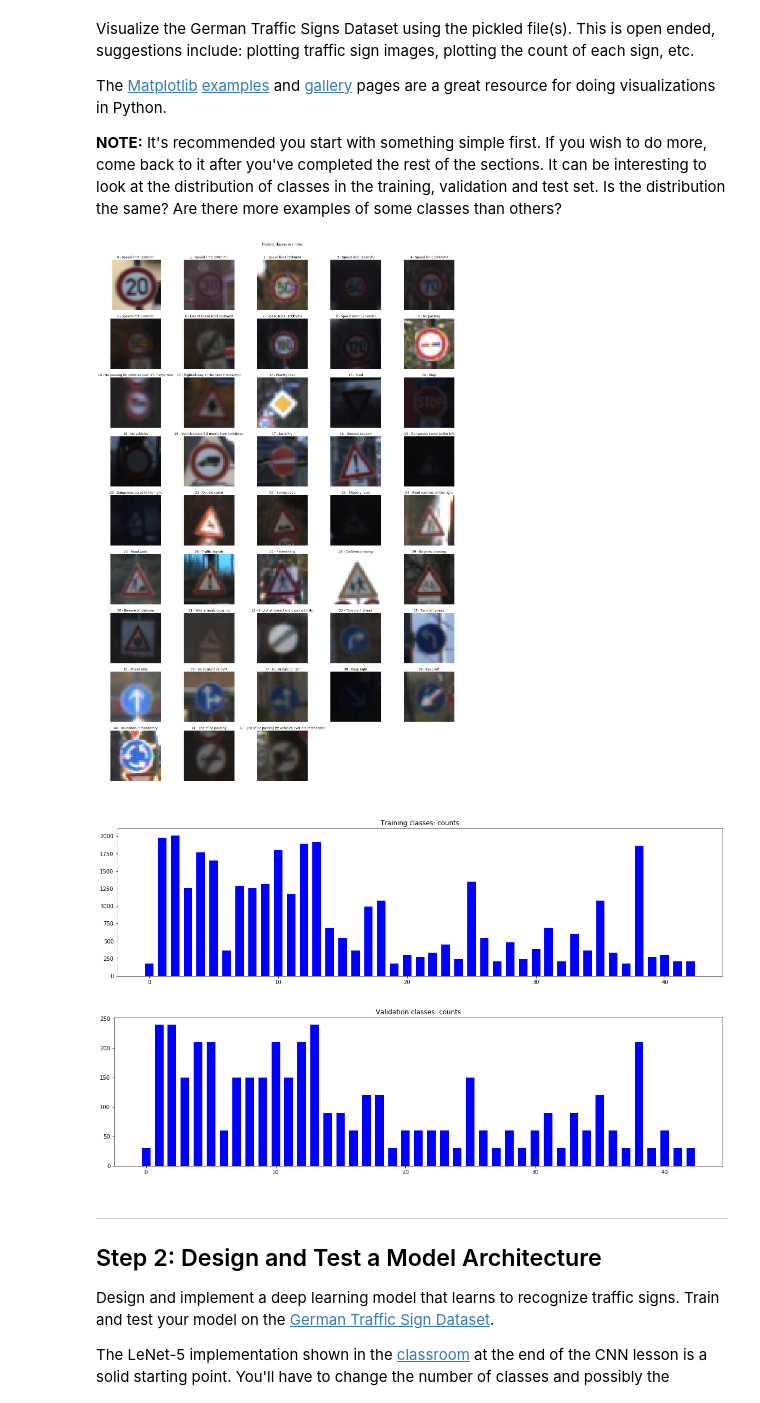
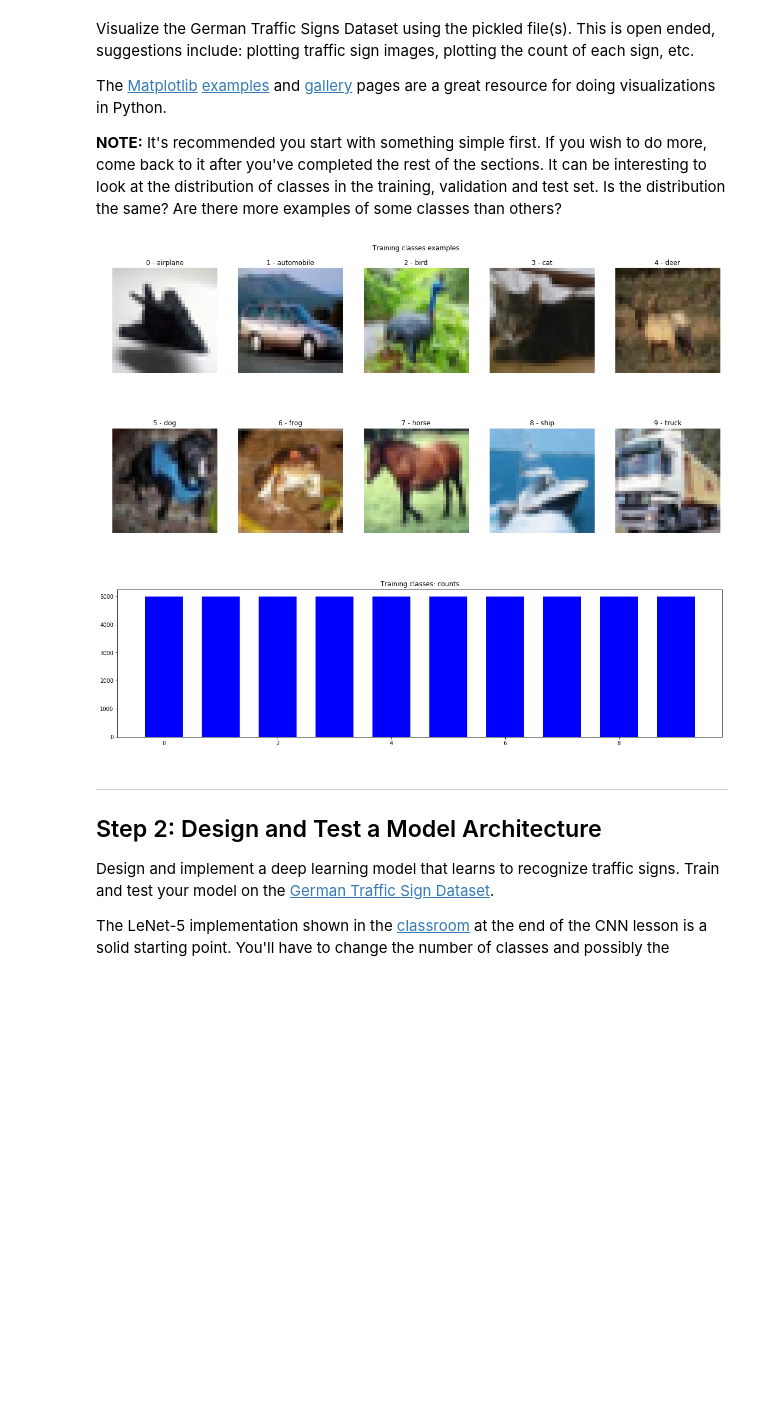
Before and after one commit to ivovandongen/CarND-Traffic-Sign-Classifier-Project, a Jupyter notebook: Traffic_Sign_Classifier.ipynb, the cells around one changed output. Drawn from its saved outputs; the diff is of its cells as text; code cells hidden in the pictures; blank space fills up the shorter version.

Commit message:
Cifar-10 test

```diff
--- a/Traffic_Sign_Classifier.ipynb
+++ b/Traffic_Sign_Classifier.ipynb
@@ -47,0 +22,25 @@ with open(signnames_file, mode='r') as f:
+# %%
+# Load pickled data
+import pickle
+import csv
+import os
+
+from keras.datasets import cifar10
+(X_train, y_train), (X_test, y_test) = cifar10.load_data()
+# y_train.shape is 2d, (50000, 1). While Keras is smart enough to handle this
+# it's a good idea to flatten the array.
+y_train = y_train.reshape(-1)
+y_test = y_test.reshape(-1)
+
+# load label names to use in prediction results
+label_list_path = 'datasets/cifar-10-batches-py/batches.meta'
+
+keras_dir = os.path.expanduser(os.path.join('~', '.keras'))
+datadir_base = os.path.expanduser(keras_dir)
+if not os.access(datadir_base, os.W_OK):
+    datadir_base = os.spath.join('/tmp', '.keras')
+label_list_path = os.path.join(datadir_base, label_list_path)
+
+with open(label_list_path, mode='rb') as f:
+    labels = pickle.load(f)['label_names']
+print("Loaded label names from %s" % label_list_path)
@@ -113,7 +106,7 @@ def get_examples_per_class():
     for i in range(1, len(indices) + 1):
         img = X_train[indices[i - 1]]
         label = y_train[indices[i - 1]]
-        label_string = sign_labels[label]
+        label_string = labels[label]
         examples.append([img, label, label_string])
 
     return examples
@@ -123,40 +116,38 @@ def show_class_examples(examples_per_class):
     columns = 5
     rows = np.ceil(len(examples_per_class)/columns)
 
-    fig = plt.figure(figsize = (20,30));
+    fig = plt.figure(figsize = (columns * 4, rows * 2));
     plt.title("Training classes examples")
     plt.axis('off')
     plt.subplots_adjust(top=2)
     for i in range(0, len(examples_per_class)):
         example = examples_per_class[i]
         img = example[0]
         label = example[1]
         label_string = example[2]
         ax = fig.add_subplot(rows, columns, i + 1)
         plt.title("{0} - {1}".format(label, label_string))
         ax.imshow(img) if img.shape[2] == 3 else ax.imshow(img[:,:,0], cmap='gray')
         ax.axis('off')
-    fig.tight_layout()
+#     fig.tight_layout()
 
 
 def plot_examples_per_class(y, title):
     fig = plt.figure(figsize = (20,5));
     plt.title(title)
     unique_elements, counts_elements = np.unique(y, return_counts=True)
     train_examples_per_class = list(zip(unique_elements, counts_elements))
     width = 1/1.5
     x = unique_elements
     y = counts_elements
     plt.bar(x, y, width, color="blue")
 
 examples_per_class = get_examples_per_class()
 show_class_examples(examples_per_class)
 plot_examples_per_class(y_train, "Training classes: counts")
-plot_examples_per_class(y_valid, "Validation classes: counts")
 # %% [output]
-[figure, old version]
+[figure, new version]
-[figure, old version]
+[figure, new version]
-[figure, removed]
 # %% [markdown]
 ----
 
```
Also changed, not shown: parts of 24 cells of this notebook.
